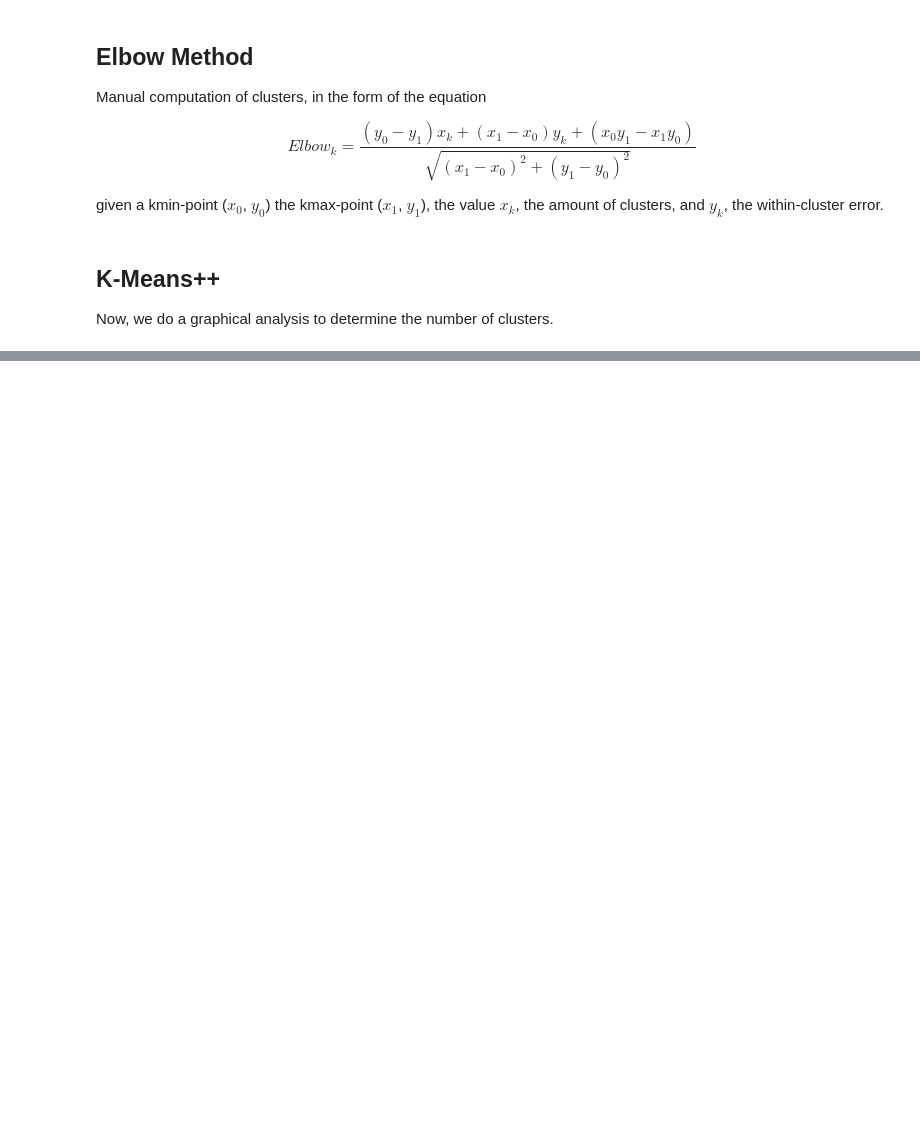
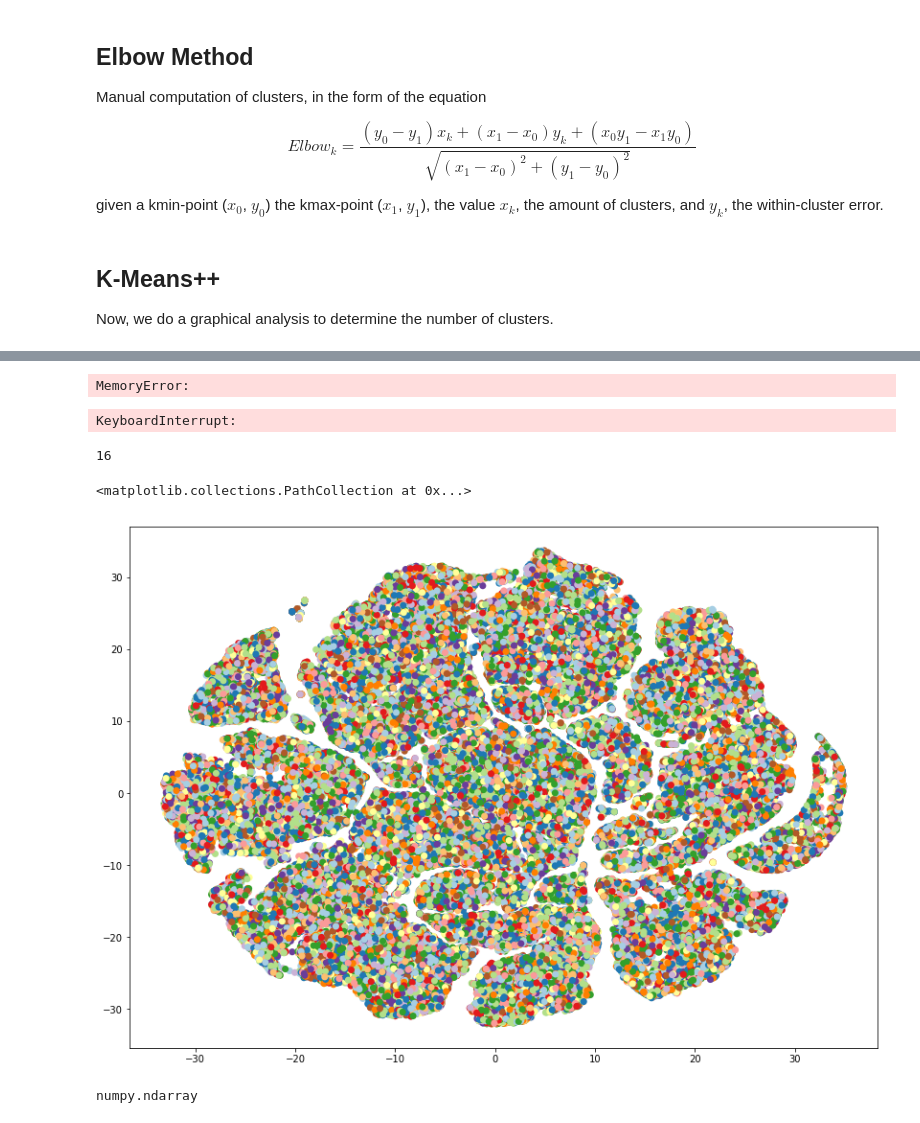
Before and after one commit to Nyctanthous/C-SMASH, a Jupyter notebook: presentation-Copy1.ipynb, the cells around one changed output, grey strips where cells are left out. Cells and saved outputs as stored; diff of their text form; code cells hidden in the pictures; blank space fills up the shorter version.

```diff
--- a/presentation-Copy1.ipynb
+++ b/presentation-Copy1.ipynb
@@ -234,0 +205,19 @@ array([[23.95, 21.4 , 20.94, 20.62, 21.19],
+# %%
+links = fastcluster.linkage(training_data, method='weighted', metric='cityblock')
+# %% [output]
+MemoryError:
+# %%
+fig = plt.figure(figsize=(45, 20))
+dn = dendrogram(links)
+plt.show()
+# %% [output]
+KeyboardInterrupt:
+# %%
+from scipy.cluster.hierarchy import fcluster
+#clusters = fcluster(links, 8, criterion='distance')
+clusters = fcluster(links, 16, criterion='maxclust')
+np.max(clusters)
+# %% [output]
+16
+# %%
+agglomerative_clusters = [np.where(clusters == i)[0] for i in range(np.max(clusters))]
@@ -234,0 +227,15 @@ array([[23.95, 21.4 , 20.94, 20.62, 21.19],
+# %%
+color_palette = sns.color_palette('Paired', len(agglomerative_clusters))
+cluster_colors = [color_palette[x] if x >= 0
+                  else (0.5, 0.5, 0.5)
+                  for x, arr in enumerate(agglomerative_clusters)]
+# %%
+plt.figure(figsize=(14, 10))
+plt.scatter(*merged_projection.T, s=50, linewidth=0, c=cluster_colors, alpha=0.25)
+# %% [output]
+<matplotlib.collections.PathCollection at 0x...>
+[figure, added]
+# %%
+type(training_data[0])
+# %% [output]
+numpy.ndarray
```
Also changed, not shown: parts of 40 cells of this notebook.
